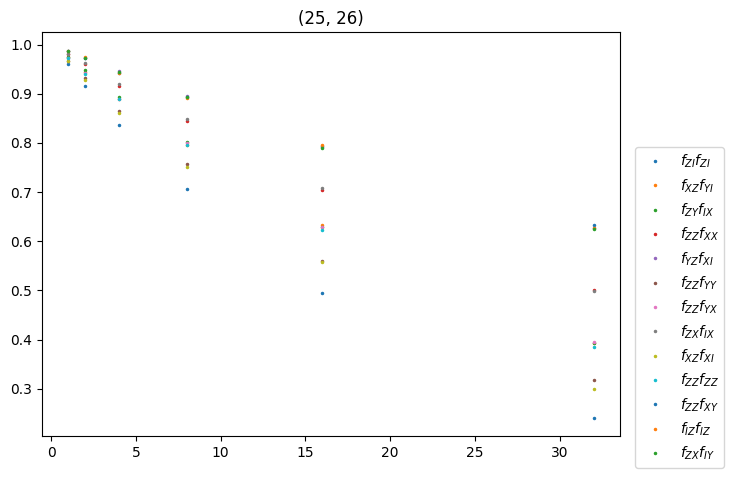
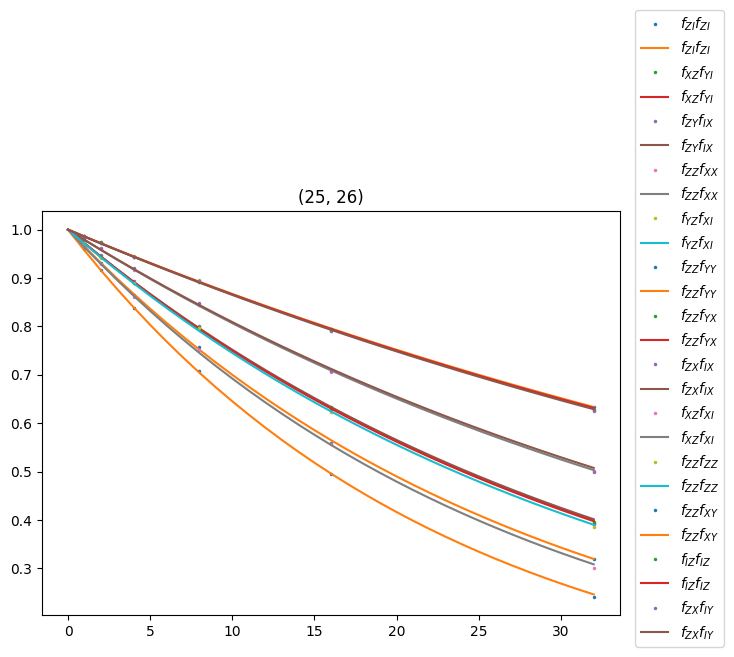
The notebook cell's code change between the first figure and the second:
--- before
+++ after
@@ -1,2 +1,3 @@
+import matplotlib.colors as mcolors
 from matplotlib import pyplot as plt
 
@@ -6,4 +7,18 @@
 
 averaged_data = AverageObservables().run(fit).averaged_data
+
+
+def _sorted_decays(averaged_data):
+    dataset = averaged_data.dataset
+
+    sorted_data = {}
+    for unbound_path, depth, val in zip(
+        dataset["unbound_path"].data, dataset["depth"].data, dataset["observables"].data
+    ):
+        if depth >= 0:
+            continue
+        sorted_data[unbound_path] = val
+
+    return sorted_data
 
 
@@ -24,6 +39,19 @@
 
 
-def plot(averaged_data, subsets, num_cols=3):
-    sorted_data = _sorted_data(averaged_data)
+def fidelity_label(unbound_path, subset):
+    return (
+        "$f_{"
+        + "} f_{".join(
+            "".join(str(fid.pauli.to_pauli()[subset])) for fid in unbound_path.repeatable_fragment
+        )
+        + "} $"
+    )
+
+
+def plot_with_exp_decay(
+    decay_data, observable_data, subsets, num_cols=3, start_idx=None, end_idx=None
+):
+    sorted_data = _sorted_data(observable_data)
+    sorted_decays = _sorted_decays(decay_data)
 
     plots = {}
@@ -39,5 +67,4 @@
     fig, axs = plt.subplots(num_rows, num_cols)
     flag = True
-
     from matplotlib.pyplot import Axes
 
@@ -46,5 +73,11 @@
     for ax, (subset, unbound_paths) in zip(axes_iter, plots.items()):
         ax.set_title(f"{subset}")
-        for unbound_path in unbound_paths:
+        if start_idx is None:
+            start_idx = 0
+        if end_idx is None:
+            end_idx = len(unbound_paths)
+        for color_code, unbound_path in list(zip(mcolors.TABLEAU_COLORS.values(), unbound_paths))[
+            start_idx:end_idx
+        ]:
             this_data = sorted_data[unbound_path]
             label = fidelity_label(unbound_path, [s for s in subset]) if flag else None
@@ -52,17 +85,17 @@
                 this_data[1],
                 this_data[0],
-                ls="",
+                ".",
                 label=label,
-                marker=".",
-                markersize=3,
+                color=color_code,
             )
+            fid_est = decay_data[unbound_path]
             ax.plot(
-                this_data[1],
-                this_data[0],
-                ls="",
+                np.arange(1 + max(this_data[1])),
+                (fidelity_in * fidelity_out) ** (np.arange(1 + max(this_data[1]))),
+                "-",
                 label=label,
-                marker=".",
-                markersize=3,
+                color=color_code,
             )
+        ax.grid(alpha=0.25)
         flag = False
 
@@ -71,13 +104,6 @@
 
 
-def fidelity_label(unbound_path, subset):
-    return (
-        "$f_{"
-        + "} f_{".join(
-            "".join(str(fid.pauli.to_pauli()[subset])) for fid in unbound_path.repeatable_fragment
-        )
-        + "} $"
-    )
-
-
-plot(averaged_data, layer_1_pairs, num_cols=1)
+# k = 8
+plot_with_model_decay(
+    noise_maps["layer_1"], averaged_data, layer_1_pairs, num_cols=1
+)  # , start_idx=k, end_idx=k + 1)

Commit: saving